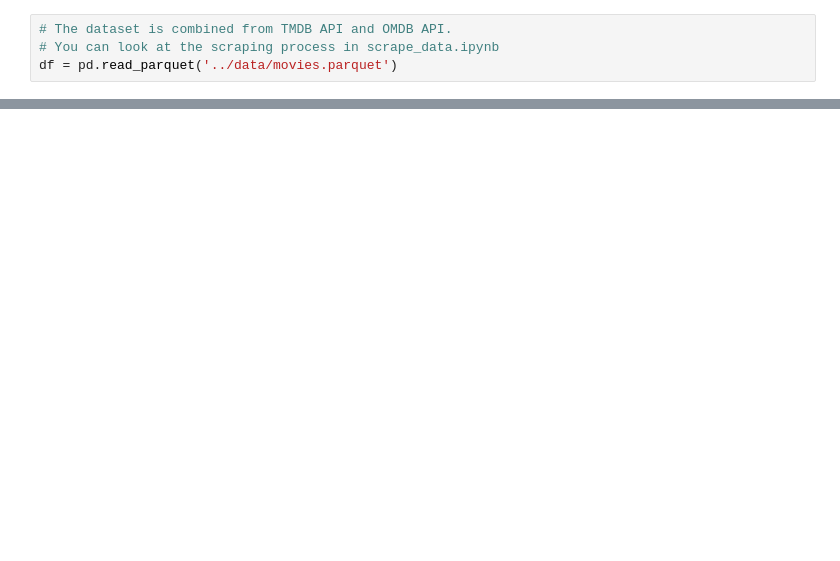
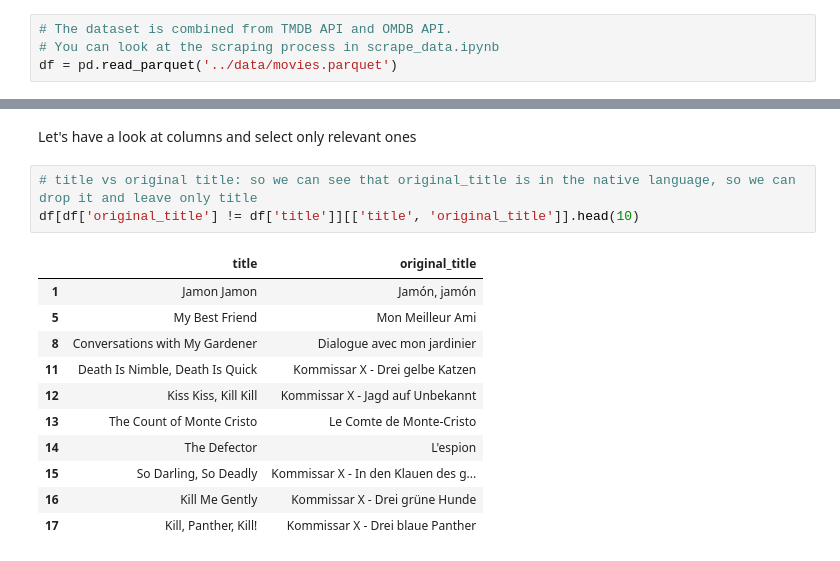
Before and after one commit to olgazju/ml_camp_2023, a Jupyter notebook: midterm project/notebooks/1-EDA.ipynb, the cells around one changed output, grey strips where cells are left out. Saved outputs shown, nothing was run; the diff lists cells and outputs as text; blank space fills up the shorter version.

```diff
--- a/midterm project/notebooks/1-EDA.ipynb
+++ b/midterm project/notebooks/1-EDA.ipynb
@@ -71,0 +81,17 @@ memory usage: 1.7+ MB
+# %% [markdown]
+Let's have a look at columns and select only relevant ones
+# %%
+# title vs original title: so we can see that original_title is in the native language, so we can drop it and leave only title
+df[df['original_title'] != df['title']][['title', 'original_title']].head(10)
+# %% [output]
+|  | title | original_title |
+| 1 | Jamon Jamon | Jamón, jamón |
+| 5 | My Best Friend | Mon Meilleur Ami |
+| 8 | Conversations with My Gardener | Dialogue avec mon jardinier |
+| 11 | Death Is Nimble, Death Is Quick | Kommissar X - Drei gelbe Katzen |
+| 12 | Kiss Kiss, Kill Kill | Kommissar X - Jagd auf Unbekannt |
+| 13 | The Count of Monte Cristo | Le Comte de Monte-Cristo |
+| 14 | The Defector | L'espion |
+| 15 | So Darling, So Deadly | Kommissar X - In den Klauen des g... |
+| 16 | Kill Me Gently | Kommissar X - Drei grüne Hunde |
+| 17 | Kill, Panther, Kill! | Kommissar X - Drei blaue Panther |
```
Also changed, not shown: parts of 18 cells of this notebook.
